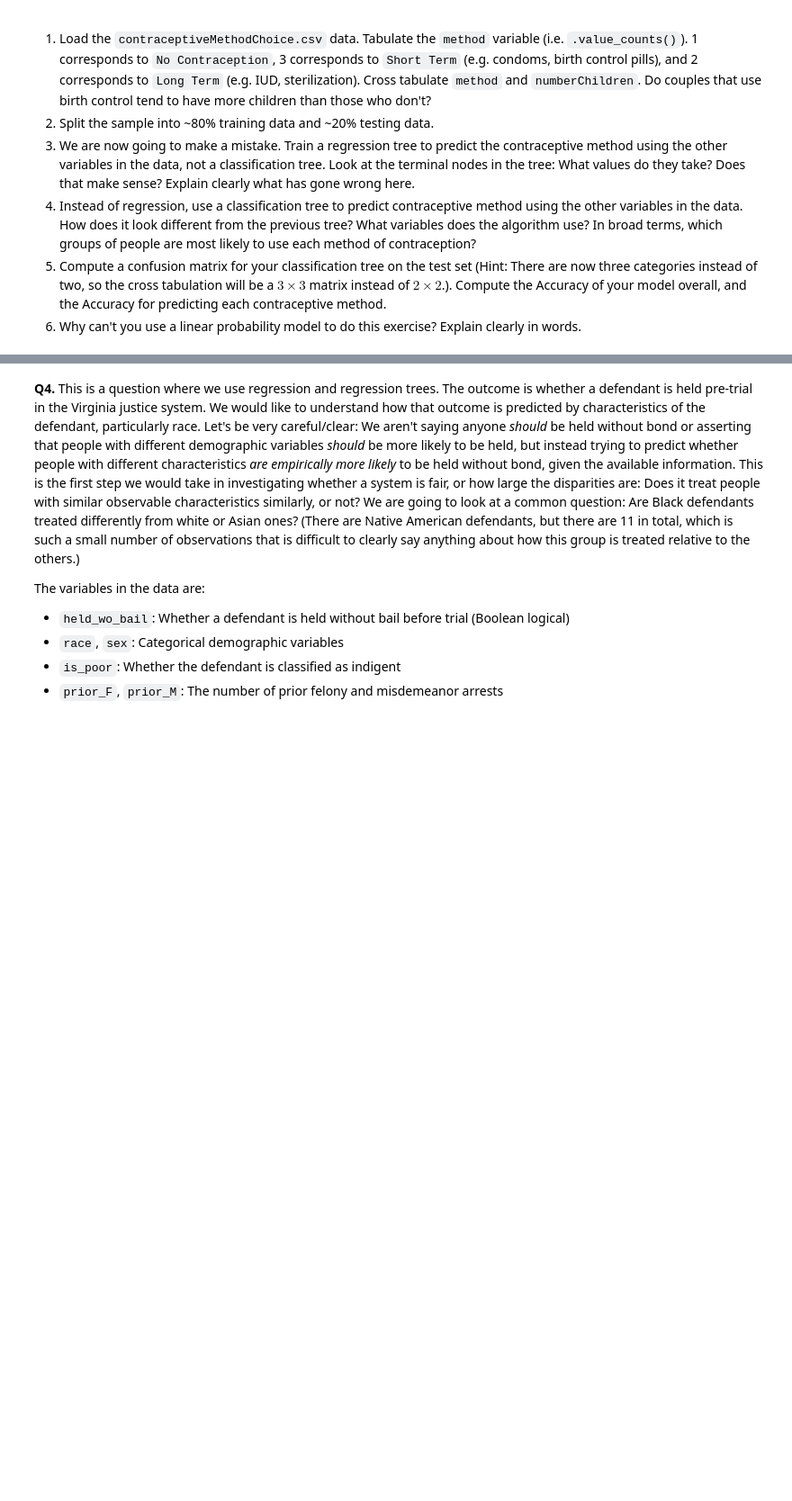
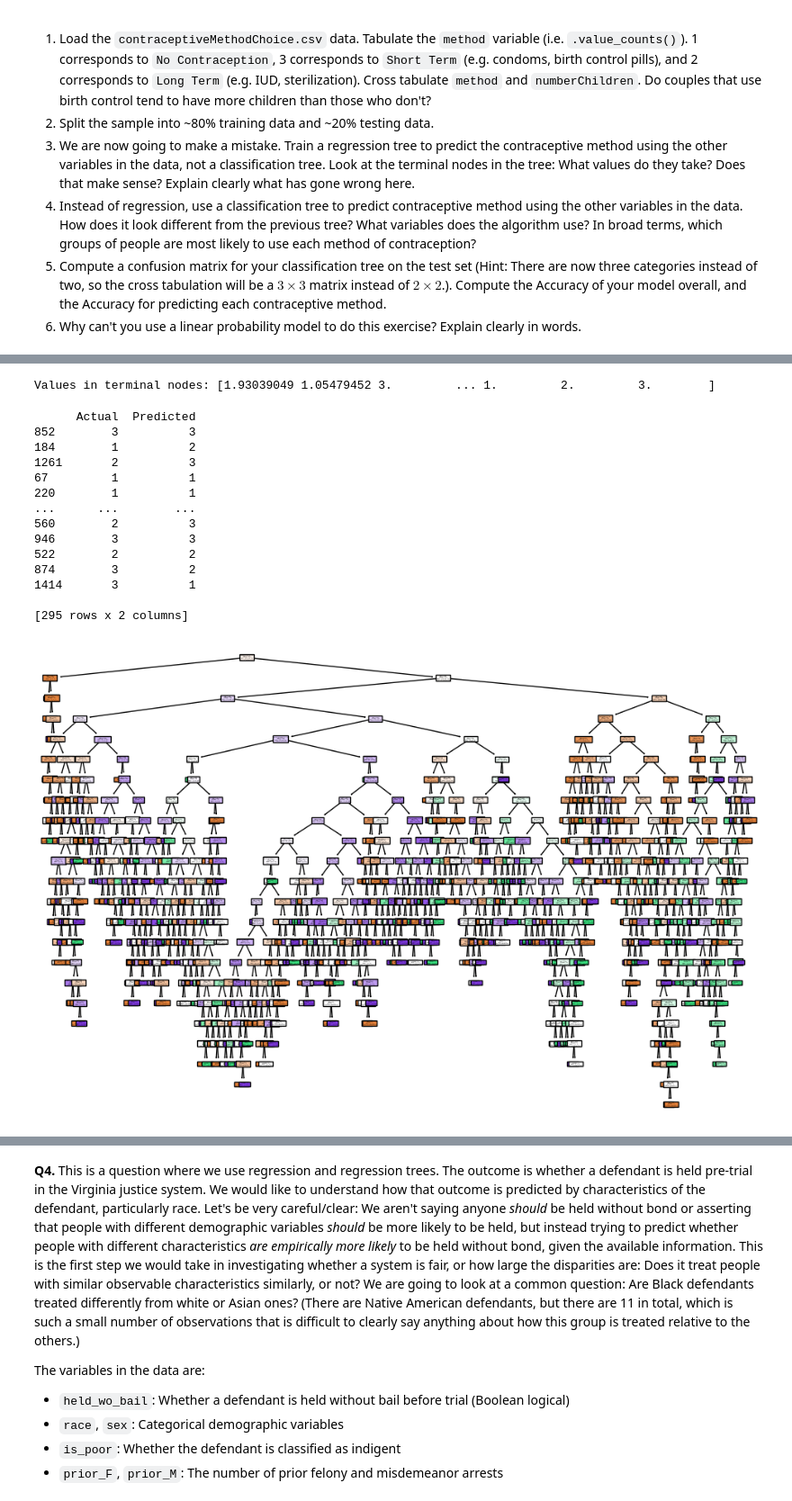
Before and after one commit to eric-nguyen13/assignment4, a Jupyter notebook: assignment4.ipynb, the cells around one changed output, grey strips where cells are left out. Shown at 90% size. Drawn from its saved outputs; the diff is of its cells as text; code cells hidden in the pictures; blank space fills up the shorter version.

```diff
--- a/assignment4.ipynb
+++ b/assignment4.ipynb
@@ -358,0 +421,55 @@ This will become an error in seaborn v0.14.0; please update your code.
+# %%
+# 2. Split the sample into ~80% training data and ~20% testing data.
+
+# Features and target variable
+X = df2.drop('method', axis=1)
+y = df2['method']
+
+X_train, X_test, y_train, y_test = train_test_split(X, y, test_size=0.2, random_state=42)
+# %%
+# 3. Make a mistake.
+# Train a regression tree to predict the contraceptive method using the other variables in the data, not a classification tree.
+regressor = DecisionTreeRegressor(random_state=42)
+regressor.fit(X_train, y_train)
+y_pred = regressor.predict(X_test)
+
+
+# Look at the terminal nodes in the tree: What values do they take? Does that make sense? Explain clearly what has gone wrong here.
+terminal_nodes = regressor.tree_.value.squeeze()
+print("Values in terminal nodes:", terminal_nodes)
+# %% [output]
+Values in terminal nodes: [1.93039049 1.05479452 3.         ... 1.         2.         3.        ]
+# %%
+from sklearn.tree import DecisionTreeClassifier
+import matplotlib.pyplot as plt
+from sklearn.tree import plot_tree
+
+# 4. Use a classification tree
+
+classifier = DecisionTreeClassifier(random_state=42)
+classifier.fit(X_train, y_train)
+y_pred = classifier.predict(X_test)
+
+predictions = pd.DataFrame({'Actual': y_test, 'Predicted': y_pred})
+print(predictions)
+print()
+
+plt.figure(figsize=(12, 8))
+plot_tree(classifier, filled=True, feature_names=X.columns, class_names=['No Contraception', 'Long Term', 'Short Term'])
+plt.show()
+# %% [output]
+      Actual  Predicted
+852        3          3
+184        1          2
+1261       2          3
+67         1          1
+220        1          1
+...      ...        ...
+560        2          3
+946        3          3
+522        2          2
+874        3          2
+1414       3          1
+
+[295 rows x 2 columns]
+[figure, added]
```
Also changed, not shown: parts of 2 cells of this notebook.
